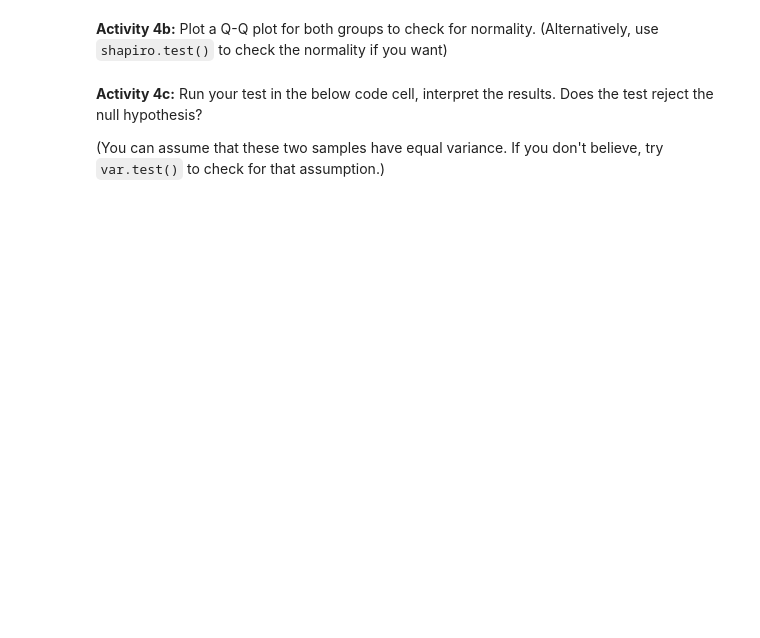
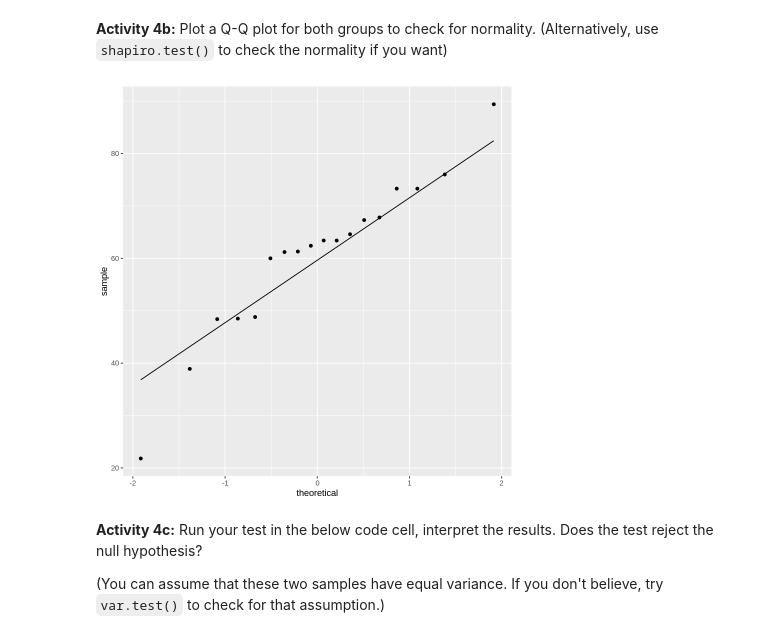
Before and after one commit to SteeltownRiot/DSA, a Jupyter notebook: DSA-7020 Stats for Data Analysis/Module 6 - Hypothesis Testing/Exercises/Exercises.ipynb, the cells around one changed output. Drawn from its saved outputs; the diff is of its cells as text; code cells hidden in the pictures; blank space fills up the shorter version.

```diff
--- a/DSA-7020 Stats for Data Analysis/Module 6 - Hypothesis Testing/Exercises/Exercises.ipynb
+++ b/DSA-7020 Stats for Data Analysis/Module 6 - Hypothesis Testing/Exercises/Exercises.ipynb
@@ -50,3 +136,10 @@ my_data
+# %%
+# YOUR CODE HERE
+p.weight <- ggplot(data = my_data, aes(sample = weight))
+
+p.weight + stat_qq() + stat_qq_line()
+# %% [output]
+[figure, added]
 # %% [markdown]
 **Activity 4c:** Run your test in the below code cell, interpret the results. Does the test reject the null hypothesis?
 
```
Also changed, not shown: parts of 32 cells of this notebook.
